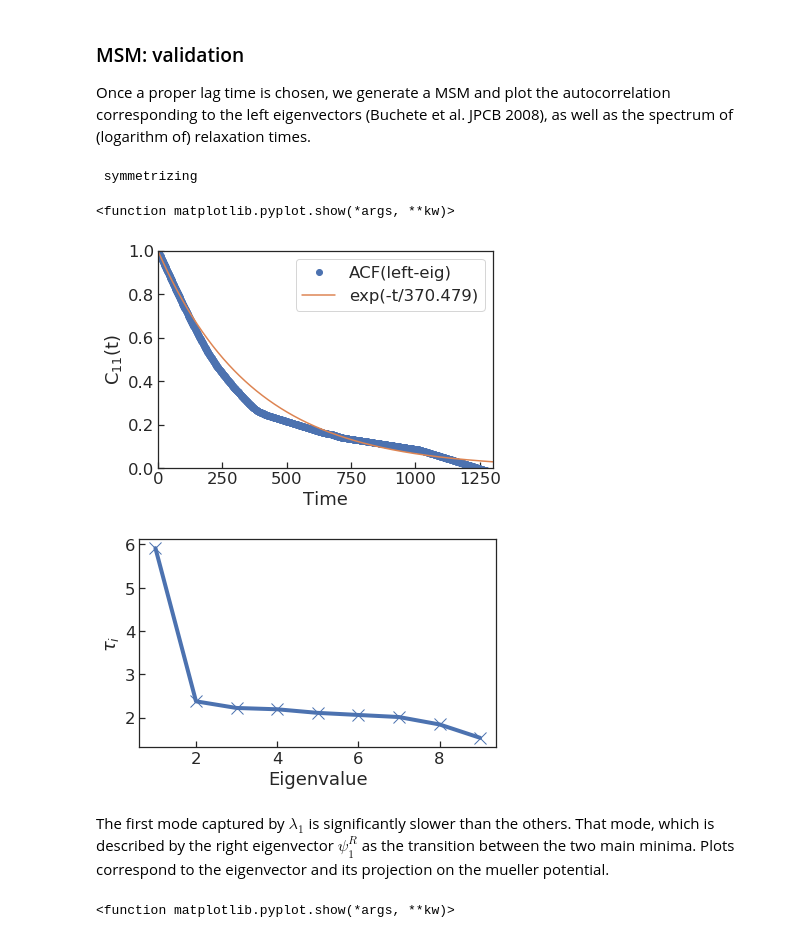
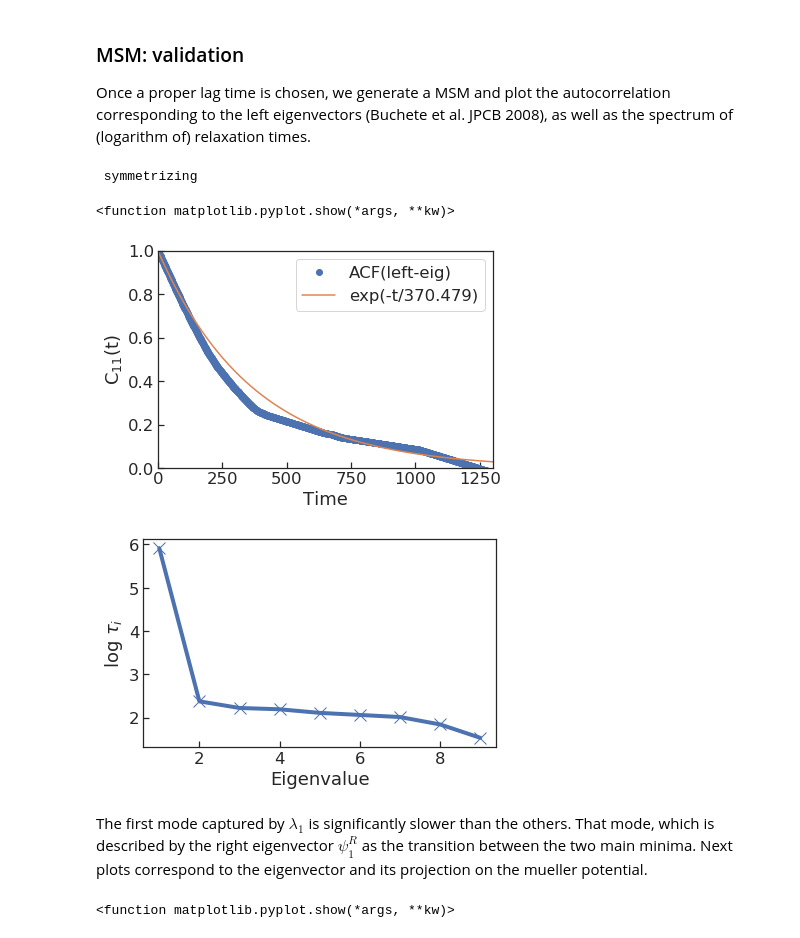
Before and after one commit to BioKT/MasterMSM, a Jupyter notebook: examples/mueller/notebook/mueller_potential.ipynb, the cells around one changed output. Drawn from its saved outputs; the diff is of its cells as text; code cells hidden in the pictures.

Commit message:
fix log tau ylabel

```diff
--- a/examples/mueller/notebook/mueller_potential.ipynb
+++ b/examples/mueller/notebook/mueller_potential.ipynb
@@ -123,37 +120,37 @@ Once a proper lag time is chosen, we generate a MSM and plot the autocorrelation
 # %%
 lagt=40
 msm_2D.do_msm(lagt)
 msm_2D.msms[lagt].do_trans(evecs=True)
 
 # VALIDATION - AUTOCORRELATION FUNCTION (acf)
 acf = msm_2D.msms[lagt].acf_mode()
 time = np.arange(len(acf[1]))*msm_2D.data[0].dt
 fig, ax = plt.subplots()
 ax.plot(time, acf[1], 'o', label='ACF(left-eig)')
 ax.plot(time,np.exp(-time*1./msm_2D.msms[lagt].tauT[0]), \
             label='exp(-t/%5.3f)' % msm_2D.msms[lagt].tauT[0])
 ax.set_ylim(0,1)
 ax.set_xlim(0,1300)
 ax.set_xlabel('Time')
 ax.set_ylabel('C$_{11}$(t)')
 ax.legend()
 plt.show
 
 # Spectrum of relaxation times
 fig, ax = plt.subplots()
 ax.plot(range(1,len(msm_2D.msms[lagt].tauT)+1), \
             np.log(msm_2D.msms[lagt].tauT), 'x-', markersize=12, linewidth=4)
 ax.set_xlabel('Eigenvalue')
-ax.set_ylabel(r'$\tau_i$')
+ax.set_ylabel(r'log $\tau_i$')
 plt.tight_layout()
 plt.show
 # %% [output]
  symmetrizing
 <function matplotlib.pyplot.show(*args, **kw)>
 [figure]
-[figure, old version]
+[figure, new version]
 # %% [markdown]
-The first mode captured by $\lambda_1$ is significantly slower than the others. That mode, which is described by the right eigenvector $\psi^R_1$ as the transition between the two main minima. Plots correspond to the eigenvector and its projection on the mueller potential.
+The first mode captured by $\lambda_1$ is significantly slower than the others. That mode, which is described by the right eigenvector $\psi^R_1$ as the transition between the two main minima. Next plots correspond to the eigenvector and its projection on the mueller potential.
 # %%
 fig, ax = plt.subplots(figsize=(10,4))
 ax.plot(msm_2D.msms[lagt].rvecsT[:,1])
```
Also changed, not shown: parts of 1 cell of this notebook.
